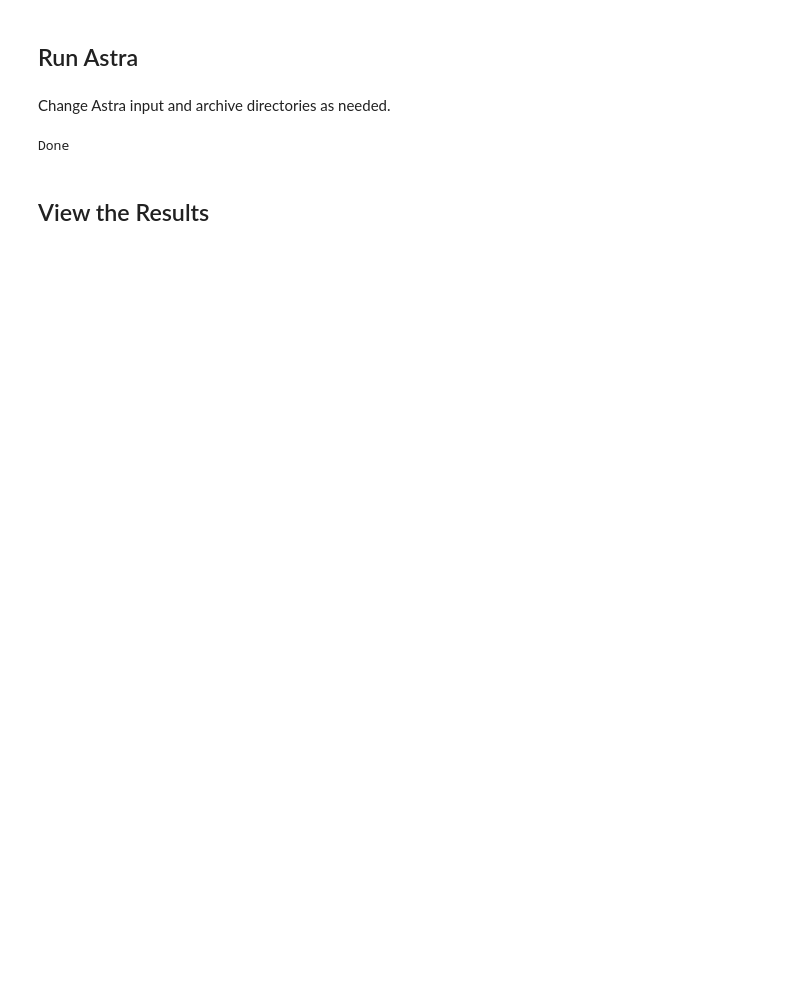
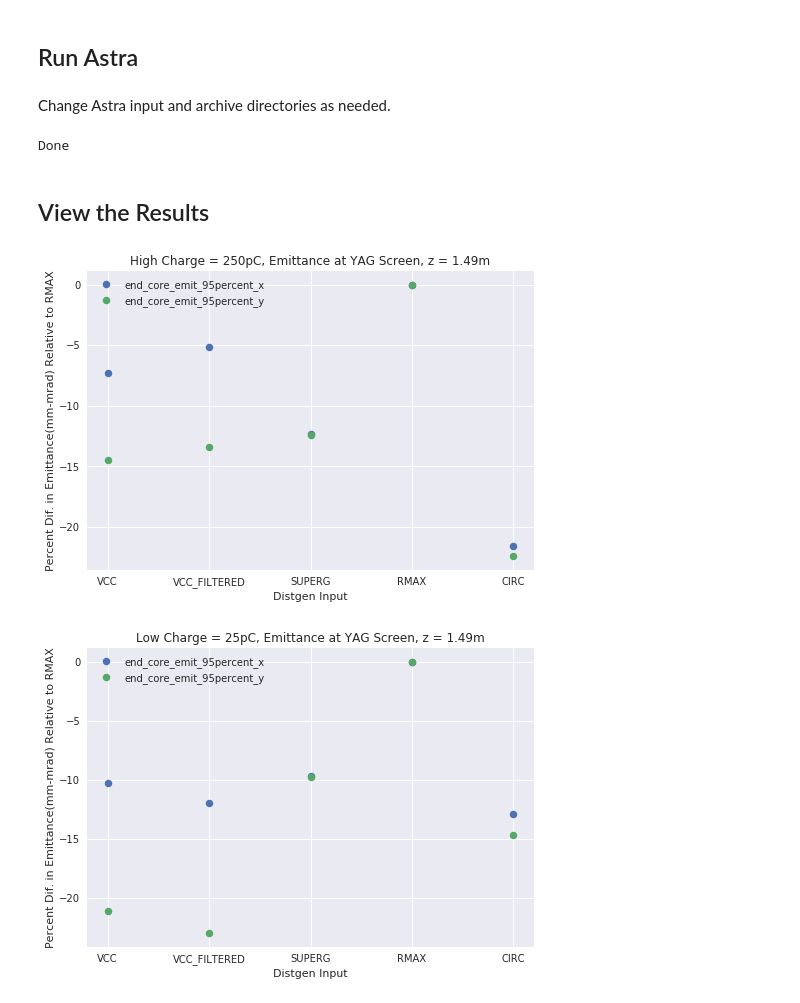
Before and after one commit to slaclab/lcls-sc-inj-surrogate, a Jupyter notebook: paper/AstraParticleInputShapeCompare.ipynb, the cells around one changed output. Drawn from its saved outputs; the diff is of its cells as text; code cells hidden in the pictures; blank space fills up the shorter version.

```diff
--- a/paper/AstraParticleInputShapeCompare.ipynb
+++ b/paper/AstraParticleInputShapeCompare.ipynb
@@ -79,3 +84,29 @@ print("Done")
 Done
 # %% [markdown]
 ## View the Results
+# %%
+norm = {}
+
+for charge in charges:
+    d = {}
+    for e in emits:
+        d[e] = outputs[charge]["RMAX"][e]
+    norm[charge] = d
+
+for charge in charges:
+    for e in emits:
+        em = []
+        for name in NAMES:
+            em.append(outputs[charge][name][e]/norm[charge][e])
+        mpl.style.use('seaborn')
+        plt.title(e)
+        plt.plot(NAMES, 100*np.array(em) - 100, '.', label = e, markersize = 15)
+        plt.legend()
+    plt.xlabel("Distgen Input")
+    plt.ylabel("Percent Dif. in Emittance(mm-mrad) Relative to RMAX")
+    plt.title(charge + ", Emittance at YAG Screen, z = 1.49m")
+    plt.savefig("figures/" + charge.split(" ")[0] + "_charge_emit.png")
+    plt.show()
+# %% [output]
+[figure, added]
+[figure, added]
```
Also changed, not shown: parts of 14 cells of this notebook, 22 other files.
